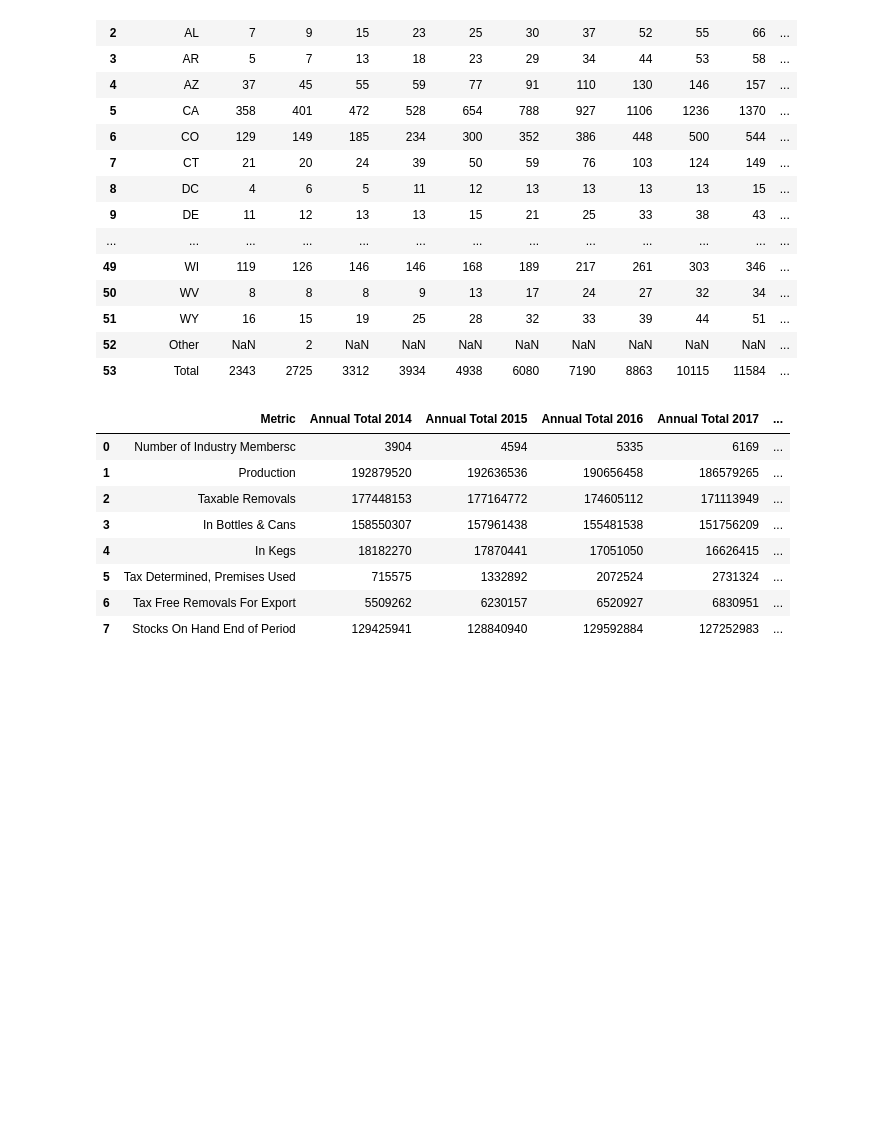
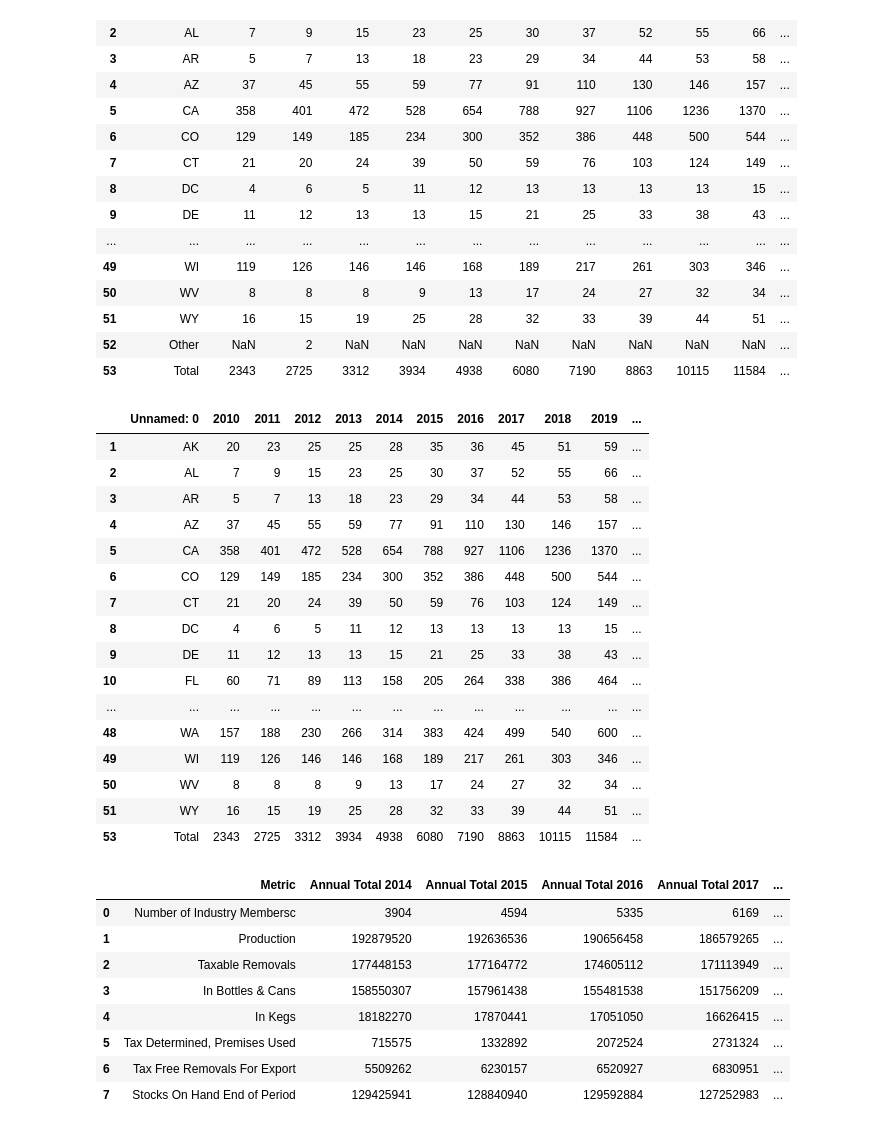
Before and after one commit to miramontron/us_beer_production, a Jupyter notebook: notebooks/us_beer_production.ipynb, the cells around one changed output. Cells and saved outputs as stored; diff of their text form; code cells hidden in the pictures; blank space fills up the shorter version.

```diff
--- a/notebooks/us_beer_production.ipynb
+++ b/notebooks/us_beer_production.ipynb
@@ -24,6 +24,27 @@ state_brewery_count_df
 | 51 | WY | 16 | 15 | 19 | 25 | 28 | 32 | 33 | 39 | 44 | 51 | ... |
 | 52 | Other | NaN | 2 | NaN | NaN | NaN | NaN | NaN | NaN | NaN | NaN | ... |
 | 53 | Total | 2343 | 2725 | 3312 | 3934 | 4938 | 6080 | 7190 | 8863 | 10115 | 11584 | ... |
+# %%
+state_brewery_count_df.drop([0, 52],inplace=True)
+state_brewery_count_df
+# %% [output]
+|  | Unnamed: 0 | 2010 | 2011 | 2012 | 2013 | 2014 | 2015 | 2016 | 2017 | 2018 | 2019 | ... |
+| 1 | AK | 20 | 23 | 25 | 25 | 28 | 35 | 36 | 45 | 51 | 59 | ... |
+| 2 | AL | 7 | 9 | 15 | 23 | 25 | 30 | 37 | 52 | 55 | 66 | ... |
+| 3 | AR | 5 | 7 | 13 | 18 | 23 | 29 | 34 | 44 | 53 | 58 | ... |
+| 4 | AZ | 37 | 45 | 55 | 59 | 77 | 91 | 110 | 130 | 146 | 157 | ... |
+| 5 | CA | 358 | 401 | 472 | 528 | 654 | 788 | 927 | 1106 | 1236 | 1370 | ... |
+| 6 | CO | 129 | 149 | 185 | 234 | 300 | 352 | 386 | 448 | 500 | 544 | ... |
+| 7 | CT | 21 | 20 | 24 | 39 | 50 | 59 | 76 | 103 | 124 | 149 | ... |
+| 8 | DC | 4 | 6 | 5 | 11 | 12 | 13 | 13 | 13 | 13 | 15 | ... |
+| 9 | DE | 11 | 12 | 13 | 13 | 15 | 21 | 25 | 33 | 38 | 43 | ... |
+| 10 | FL | 60 | 71 | 89 | 113 | 158 | 205 | 264 | 338 | 386 | 464 | ... |
+| ... | ... | ... | ... | ... | ... | ... | ... | ... | ... | ... | ... | ... |
+| 48 | WA | 157 | 188 | 230 | 266 | 314 | 383 | 424 | 499 | 540 | 600 | ... |
+| 49 | WI | 119 | 126 | 146 | 146 | 168 | 189 | 217 | 261 | 303 | 346 | ... |
+| 50 | WV | 8 | 8 | 8 | 9 | 13 | 17 | 24 | 27 | 32 | 34 | ... |
+| 51 | WY | 16 | 15 | 19 | 25 | 28 | 32 | 33 | 39 | 44 | 51 | ... |
+| 53 | Total | 2343 | 2725 | 3312 | 3934 | 4938 | 6080 | 7190 | 8863 | 10115 | 11584 | ... |
 # %%
 def Get_annual_BNR_df(raw_data_path: str, starting_year: int = 2014, end_year = 2024) -> pd.DataFrame:
     result_df = pd.DataFrame()
```
Also changed, not shown: parts of 13 cells of this notebook.
